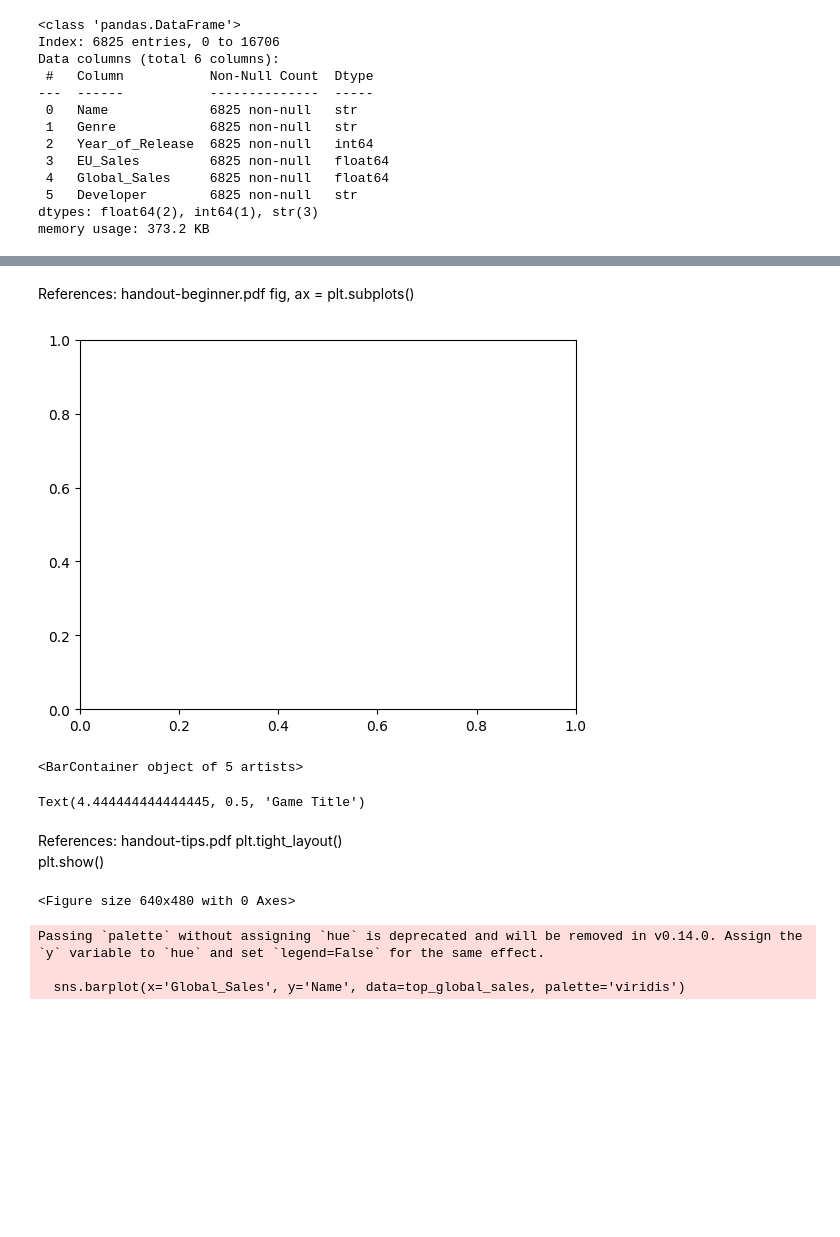
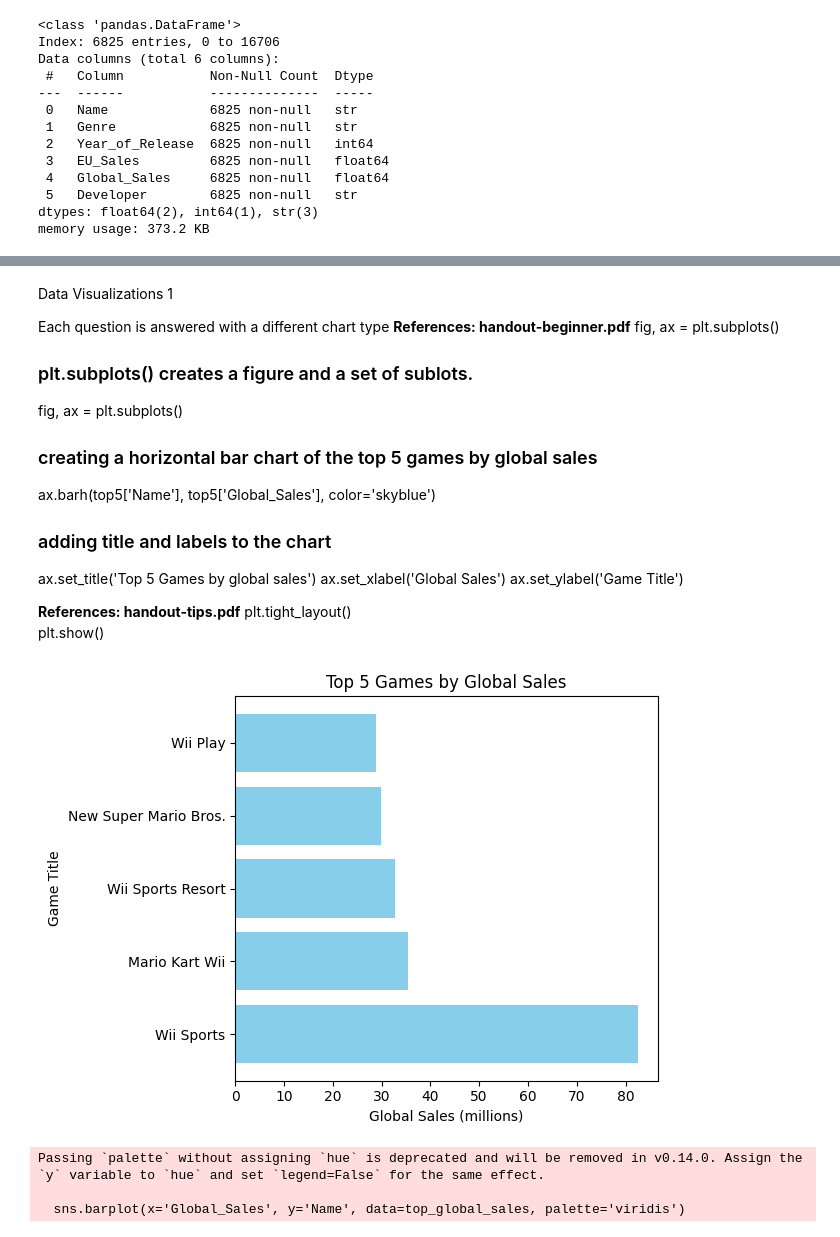
Before and after one commit to Akakiusz/Visualisation-Techniques-for-AI-, a Jupyter notebook: NOTEBOOK/analysis.ipynb, the cells around one changed output, grey strips where cells are left out. Cells and saved outputs as stored; diff of their text form; code cells hidden in the pictures; blank space fills up the shorter version.

```diff
--- a/NOTEBOOK/analysis.ipynb
+++ b/NOTEBOOK/analysis.ipynb
@@ -213,34 +201,42 @@ Top 5 Games by Global Sales:
 # %% [markdown]
-References: handout-beginner.pdf
+Data Visualizations 1
+
+Each question is answered with a different chart type
+**References: handout-beginner.pdf**
 fig, ax = plt.subplots()
+
+### plt.subplots() creates a figure and a set of sublots.
+fig, ax = plt.subplots()
+
+### creating a horizontal bar chart of the top 5 games by global sales
+ax.barh(top5['Name'], top5['Global_Sales'], color='skyblue')
+
+### adding title and labels to the chart
+ax.set_title('Top 5 Games by global sales')
+ax.set_xlabel('Global Sales')
+ax.set_ylabel('Game Title')
+
+**References: handout-tips.pdf**
+plt.tight_layout()
+plt.show()
-# %%
-# plt.subplots() creates a figure and a set of sublots.
-fig, ax = plt.subplots()
-# %% [output]
-[figure, removed]
-# %%
-# creating a horizontal bar chart of the top 5 games by global sales
-
-ax.barh(top5['Name'], top5['Global_Sales'], color='skyblue')
-# %% [output]
-<BarContainer object of 5 artists>
-# %%
-# adding title and labels to the chart
-ax.set_title('Top 5 Games by global sales')
-ax.set_xlabel('Global Sales')
-ax.set_ylabel('Game Title')
-# %% [output]
-Text(4.444444444444445, 0.5, 'Game Title')
-# %% [markdown]
-References: handout-tips.pdf
-plt.tight_layout()
-plt.show()
 # %%
-# adjusting layout and displaying the plot
+# My: preparing data — sorting and selecting top 5
+top5 = df_selection.sort_values(by='Global_Sales', ascending=False).head(5)
+
+# visualization of top 5 games by global sales
+fig, ax = plt.subplots()
+
+# Preparation of the horizontal bar chart
+ax.barh(top5['Name'], top5['Global_Sales'], color='skyblue')
+ax.set_title('Top 5 Games by Global Sales')
+ax.set_xlabel('Global Sales (millions)')
+ax.set_ylabel('Game Title')
+
+# Adding data labels to the bars
 plt.tight_layout()
 plt.show()
 # %% [output]
-<Figure size 640x480 with 0 Axes>
+[figure, added]
 # %%
 APPENDIX: VISUALISATIONS
 # Top 5 games by Global Sales  →  Horizontal Bar Chart
```
Also changed, not shown: parts of 2 cells of this notebook.
